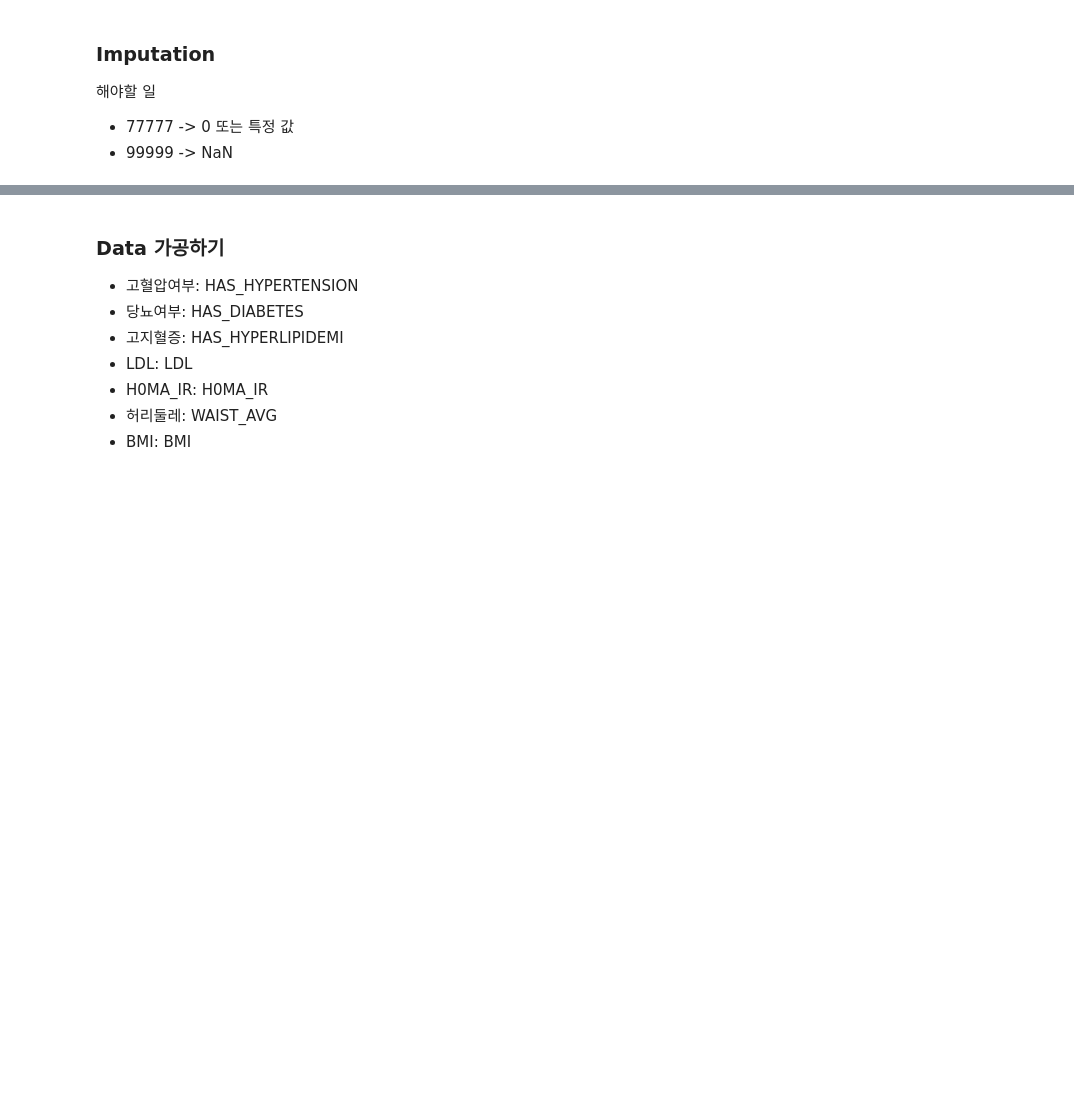
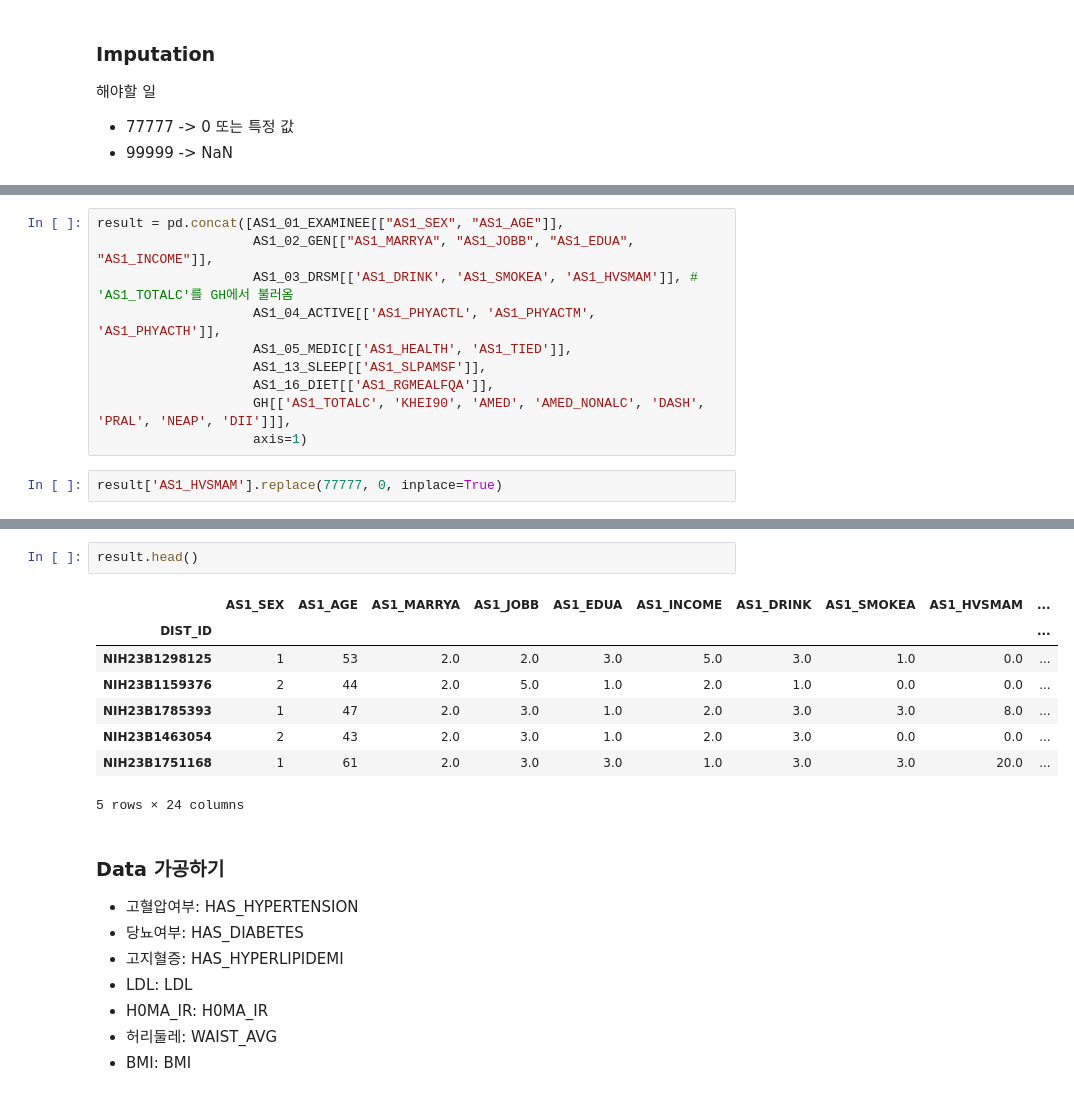
Before and after one commit to SH22Hwang/KoGES_CVD, a Jupyter notebook: ConIndVar.ipynb, the cells around one changed output, grey strips where cells are left out. Drawn from its saved outputs; the diff is of its cells as text; blank space fills up the shorter version.

```diff
--- a/ConIndVar.ipynb
+++ b/ConIndVar.ipynb
@@ -63,0 +196,12 @@ GH = pd.read_csv("./Dataset/GH_9622.csv", index_col=0, encoding='utf-8', low_mem
+# %%
+result = pd.concat([AS1_01_EXAMINEE[["AS1_SEX", "AS1_AGE"]],
+                    AS1_02_GEN[["AS1_MARRYA", "AS1_JOBB", "AS1_EDUA", "AS1_INCOME"]],
+                    AS1_03_DRSM[['AS1_DRINK', 'AS1_SMOKEA', 'AS1_HVSMAM']], # 'AS1_TOTALC'를 GH에서 불러옴
+                    AS1_04_ACTIVE[['AS1_PHYACTL', 'AS1_PHYACTM', 'AS1_PHYACTH']],
+                    AS1_05_MEDIC[['AS1_HEALTH', 'AS1_TIED']],
+                    AS1_13_SLEEP[['AS1_SLPAMSF']],
+                    AS1_16_DIET[['AS1_RGMEALFQA']],
+                    GH[['AS1_TOTALC', 'KHEI90', 'AMED', 'AMED_NONALC', 'DASH', 'PRAL', 'NEAP', 'DII']]],
+                    axis=1)
+# %%
+result['AS1_HVSMAM'].replace(77777, 0, inplace=True)
@@ -64,3 +215,14 @@ GH = pd.read_csv("./Dataset/GH_9622.csv", index_col=0, encoding='utf-8', low_mem
+# %%
+result.head()
+# %% [output]
+|  | AS1_SEX | AS1_AGE | AS1_MARRYA | AS1_JOBB | AS1_EDUA | AS1_INCOME | AS1_DRINK | AS1_SMOKEA | AS1_HVSMAM | ... |
+| DIST_ID |  |  |  |  |  |  |  |  |  | ... |
+| NIH23B1298125 | 1 | 53 | 2.0 | 2.0 | 3.0 | 5.0 | 3.0 | 1.0 | 0.0 | ... |
+| NIH23B1159376 | 2 | 44 | 2.0 | 5.0 | 1.0 | 2.0 | 1.0 | 0.0 | 0.0 | ... |
+| NIH23B1785393 | 1 | 47 | 2.0 | 3.0 | 1.0 | 2.0 | 3.0 | 3.0 | 8.0 | ... |
+| NIH23B1463054 | 2 | 43 | 2.0 | 3.0 | 1.0 | 2.0 | 3.0 | 0.0 | 0.0 | ... |
+| NIH23B1751168 | 1 | 61 | 2.0 | 3.0 | 3.0 | 1.0 | 3.0 | 3.0 | 20.0 | ... |
+5 rows × 24 columns
 # %% [markdown]
 ### Data 가공하기
 
```
Also changed, not shown: parts of 34 cells of this notebook, 2 other files.
